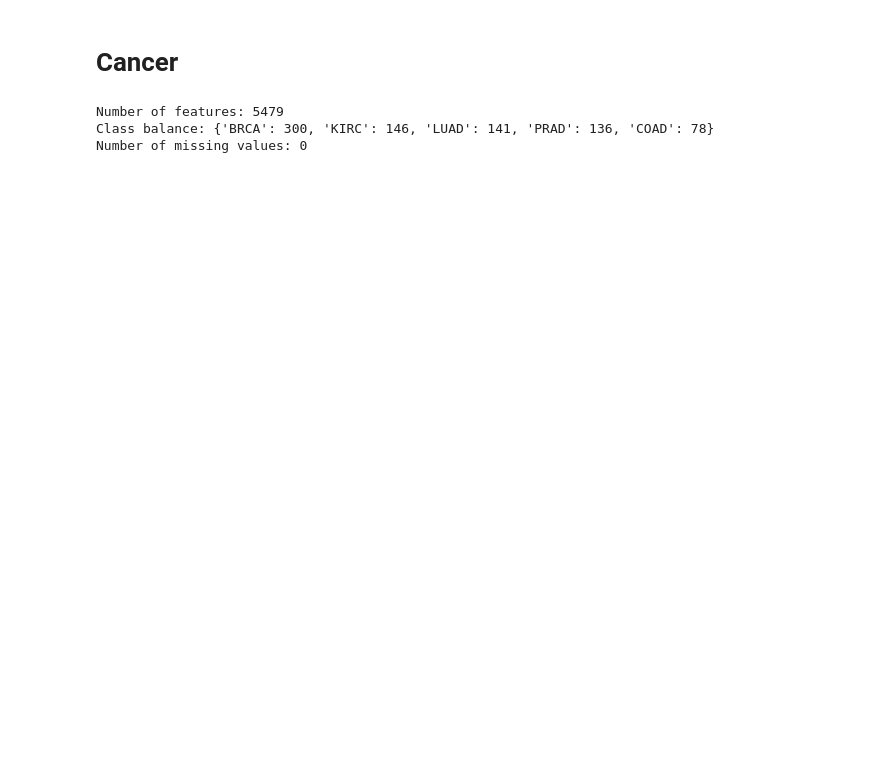
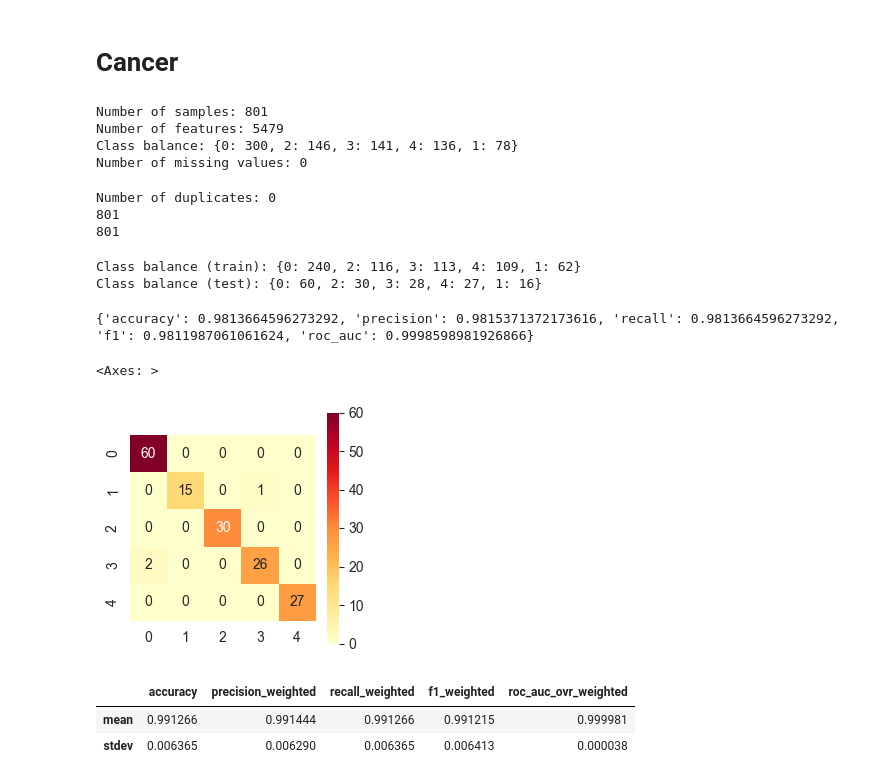
Before and after one commit to csci1851/homework-2-EmmaZou24, a Jupyter notebook: homework2/src/playground.ipynb, the cells around one changed output. Drawn from its saved outputs; the diff is of its cells as text; code cells hidden in the pictures; blank space fills up the shorter version.

```diff
--- a/homework2/src/playground.ipynb
+++ b/homework2/src/playground.ipynb
@@ -175,16 +195,29 @@ df_results
 # Cancer
 # %%
 # VISUALIZING DATA
-
+print('Number of samples:', len(X_cancer))
 print('Number of features:', len(X_cancer.columns))
 print("Class balance:", y_cancer.value_counts().to_dict())
-#it's probably wise to do stratification?
 
 print('Number of missing values:', sum(X_cancer.isna().sum()))
 # %% [output]
+Number of samples: 801
 Number of features: 5479
-Class balance: {'BRCA': 300, 'KIRC': 146, 'LUAD': 141, 'PRAD': 136, 'COAD': 78}
+Class balance: {0: 300, 2: 146, 3: 141, 4: 136, 1: 78}
 Number of missing values: 0
+# %%
+#DEDUPLICATION
+
+print('Number of duplicates:', X_cancer.duplicated().sum())
+dupl_indices = X_cancer[X_cancer.duplicated()].index.to_list()
+X_cancer = X_cancer.drop(dupl_indices)
+y_cancer = y_cancer.drop(dupl_indices)
+print(len(X_cancer))
+print(len(y_cancer))
+# %% [output]
+Number of duplicates: 0
+801
+801
 # %%
 # # PREPROCESSING
 
@@ -228,0 +259,38 @@ print(cancer_metrics)
+# %%
+#Class balance in training and testing sets
+print("Class balance (train):", y_train_c.value_counts().to_dict())
+print("Class balance (test):", y_test_c.value_counts().to_dict())
+# %% [output]
+Class balance (train): {0: 240, 2: 116, 3: 113, 4: 109, 1: 62}
+Class balance (test): {0: 60, 2: 30, 3: 28, 4: 27, 1: 16}
+# %%
+cancer_model.fit(X_train_c, y_train_c, False)
+cancer_metrics = cancer_model.evaluate(X_test_c, y_test_c)
+print(cancer_metrics)
+# %% [output]
+{'accuracy': 0.9813664596273292, 'precision': 0.9815371372173616, 'recall': 0.9813664596273292, 'f1': 0.9811987061061624, 'roc_auc': 0.9998598981926866}
+# %%
+#CONFUSION MATRIX
+
+y_pred = cancer_model.predict(X_test_c)
+
+confusion = confusion_matrix(y_test_c, y_pred)
+
+plt.figure(figsize=(3,3))
+sns.heatmap(confusion, cmap='YlOrRd', annot=True, square=True,
+            )
+# %% [output]
+<Axes: >
+[figure, added]
+# %%
+# TODO: Cross-validation (cancer)
+# cv_results = model.cross_validate(...)
+# print metrics
+cv_results = cancer_model.cross_validate(X_cancer, y_cancer)
+cv_df = pd.DataFrame(cv_results)
+cv_df.index  = ['mean', 'stdev']
+cv_df
+# %% [output]
+|  | accuracy | precision_weighted | recall_weighted | f1_weighted | roc_auc_ovr_weighted |
+| mean | 0.991266 | 0.991444 | 0.991266 | 0.991215 | 0.999981 |
+| stdev | 0.006365 | 0.006290 | 0.006365 | 0.006413 | 0.000038 |
```
Also changed, not shown: parts of 14 cells of this notebook, 1 other file.
